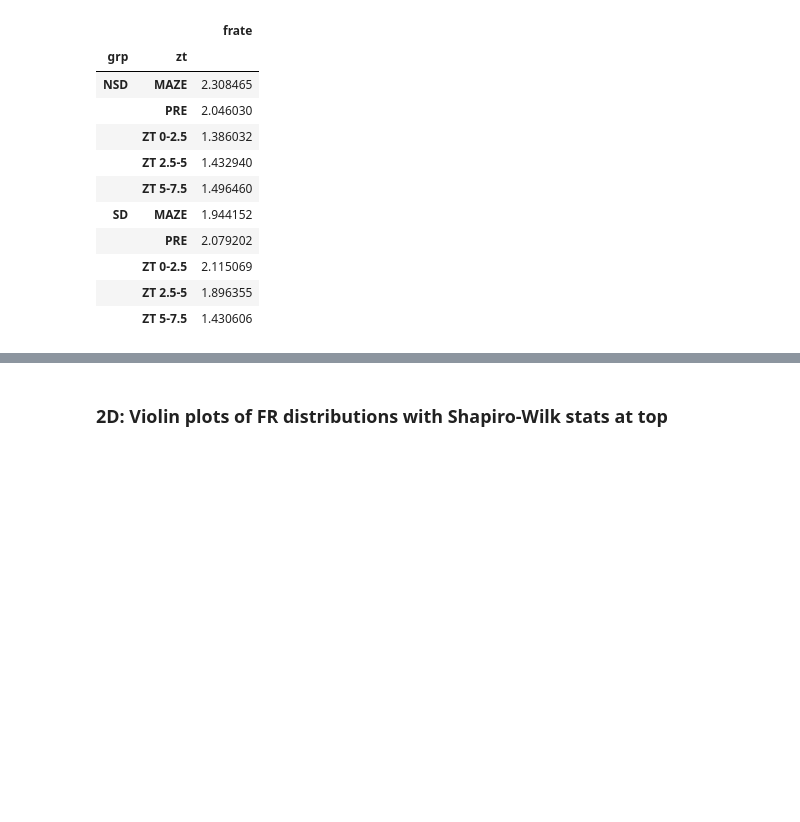
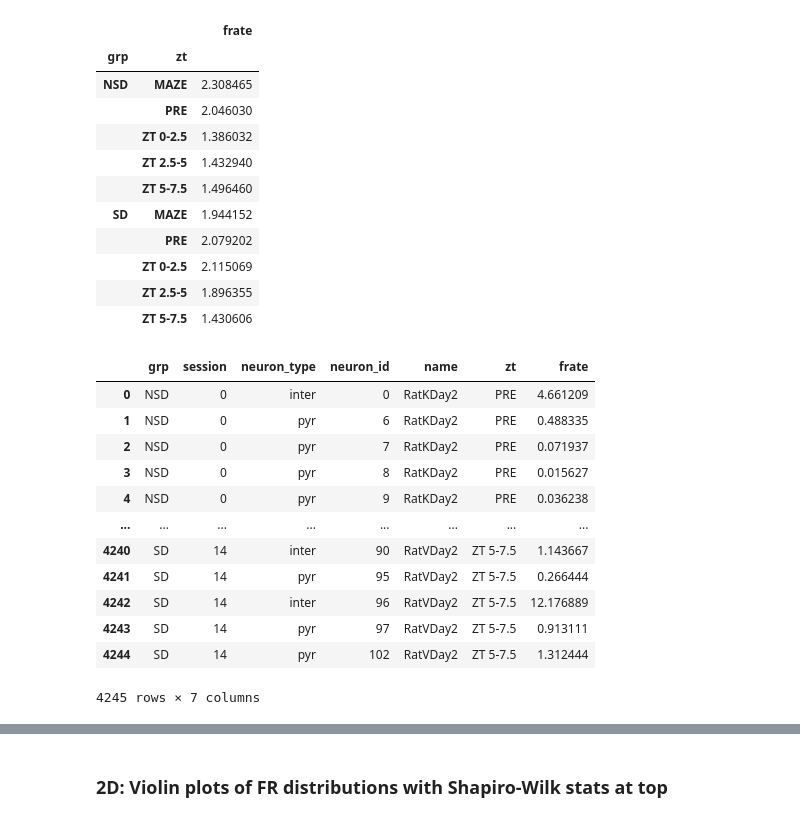
Before and after one commit to diba-lab/sleep_loss_hippocampal_replay, a Jupyter notebook: analysis_and_figure_code/sleep_deprivation/figures/sd_figure2_bs.ipynb, the cells around one changed output, grey strips where cells are left out. Cells and saved outputs as stored; diff of their text form; code cells hidden in the pictures; blank space fills up the shorter version.

```diff
--- a/analysis_and_figure_code/sleep_deprivation/figures/sd_figure2_bs.ipynb
+++ b/analysis_and_figure_code/sleep_deprivation/figures/sd_figure2_bs.ipynb
@@ -1083,4 +1074,20 @@ frate_df[frate_df.neuron_type == "pyr"].drop(columns=["neuron_id", "session", "n
 |  | ZT 0-2.5 | 2.115069 |
 |  | ZT 2.5-5 | 1.896355 |
 |  | ZT 5-7.5 | 1.430606 |
+# %%
+frate_df
+# %% [output]
+|  | grp | session | neuron_type | neuron_id | name | zt | frate |
+| 0 | NSD | 0 | inter | 0 | RatKDay2 | PRE | 4.661209 |
+| 1 | NSD | 0 | pyr | 6 | RatKDay2 | PRE | 0.488335 |
+| 2 | NSD | 0 | pyr | 7 | RatKDay2 | PRE | 0.071937 |
+| 3 | NSD | 0 | pyr | 8 | RatKDay2 | PRE | 0.015627 |
+| 4 | NSD | 0 | pyr | 9 | RatKDay2 | PRE | 0.036238 |
+| ... | ... | ... | ... | ... | ... | ... | ... |
+| 4240 | SD | 14 | inter | 90 | RatVDay2 | ZT 5-7.5 | 1.143667 |
+| 4241 | SD | 14 | pyr | 95 | RatVDay2 | ZT 5-7.5 | 0.266444 |
+| 4242 | SD | 14 | inter | 96 | RatVDay2 | ZT 5-7.5 | 12.176889 |
+| 4243 | SD | 14 | pyr | 97 | RatVDay2 | ZT 5-7.5 | 0.913111 |
+| 4244 | SD | 14 | pyr | 102 | RatVDay2 | ZT 5-7.5 | 1.312444 |
+4245 rows × 7 columns
 # %%
```
Also changed, not shown: parts of 12 cells of this notebook, 7 other files.
